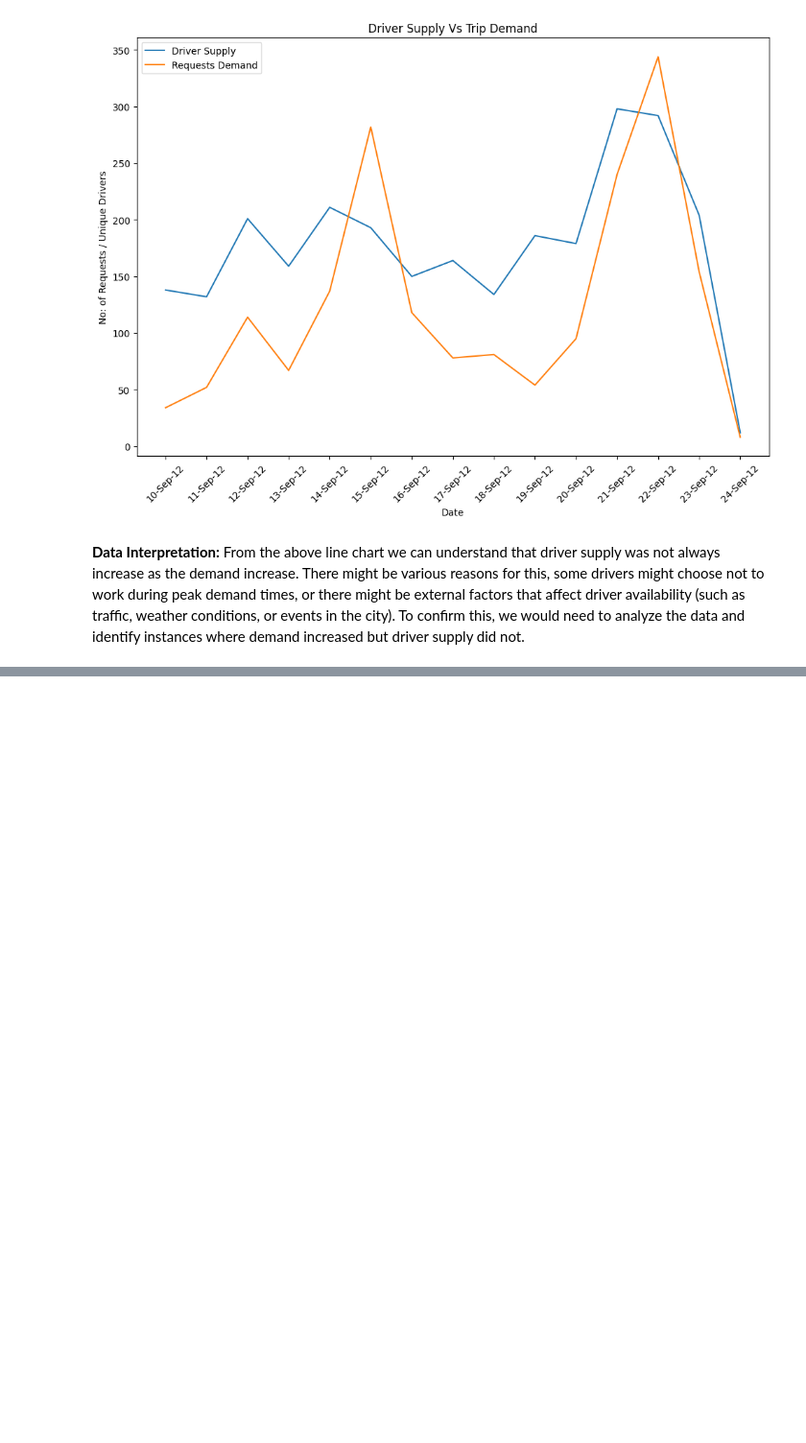
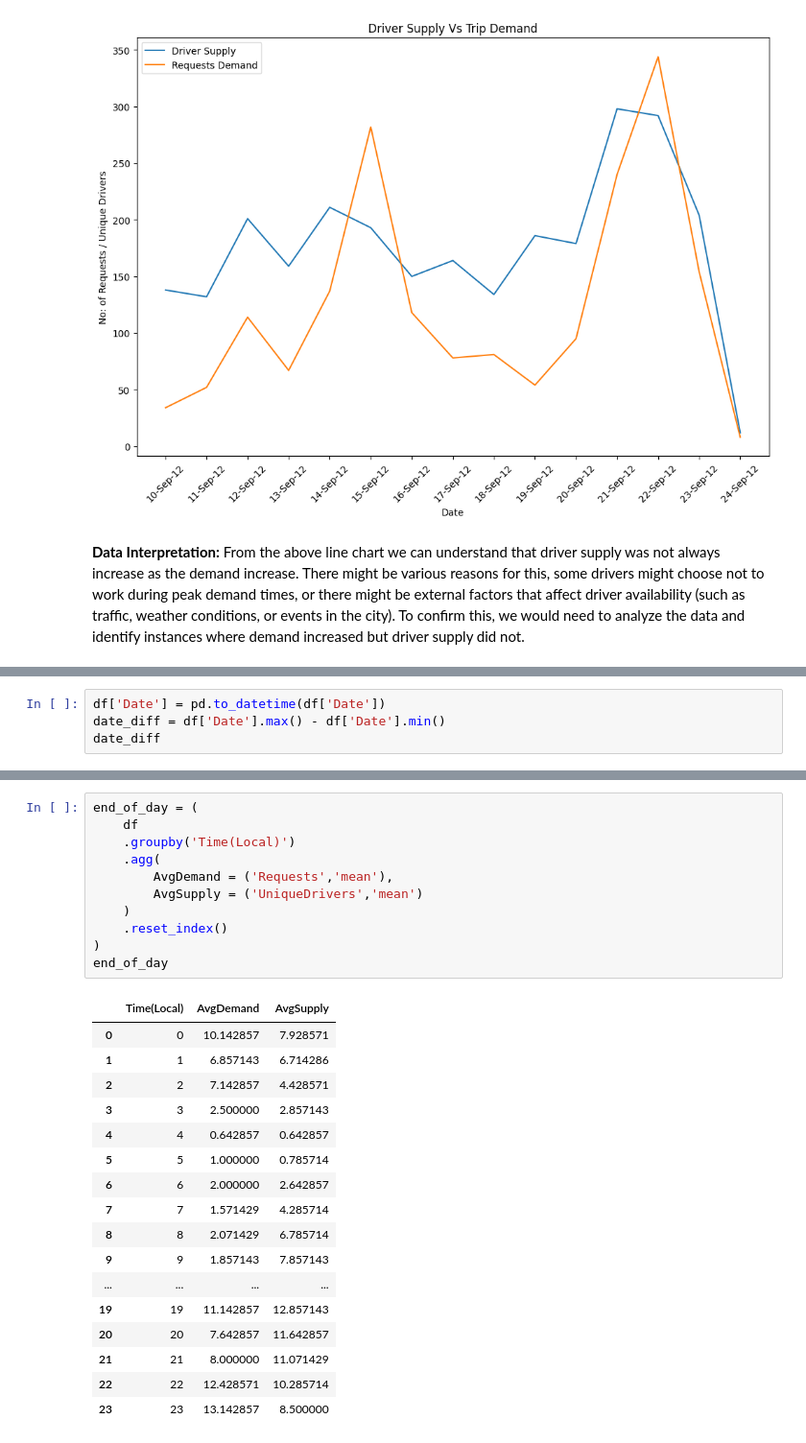
Before and after one commit to manujsinghwal/insights-from-uber-supply-and-demand-data, a Jupyter notebook: insights_from_uber_supply_and_demand_data.ipynb, the cells around one changed output, grey strips where cells are left out. Shown: that part at 96% size. Saved outputs shown, nothing was run; the diff lists cells and outputs as text; blank space fills up the shorter version.

```diff
--- a/insights_from_uber_supply_and_demand_data.ipynb
+++ b/insights_from_uber_supply_and_demand_data.ipynb
@@ -457,0 +486,4 @@ plt.show()
+# %%
+df['Date'] = pd.to_datetime(df['Date'])
+date_diff = df['Date'].max() - df['Date'].min()
+date_diff
@@ -457,0 +497,29 @@ plt.show()
+# %%
+end_of_day = (
+    df
+    .groupby('Time(Local)')
+    .agg(
+        AvgDemand = ('Requests','mean'),
+        AvgSupply = ('UniqueDrivers','mean')
+    )
+    .reset_index()
+)
+end_of_day
+# %% [output]
+|  | Time(Local) | AvgDemand | AvgSupply |
+| 0 | 0 | 10.142857 | 7.928571 |
+| 1 | 1 | 6.857143 | 6.714286 |
+| 2 | 2 | 7.142857 | 4.428571 |
+| 3 | 3 | 2.500000 | 2.857143 |
+| 4 | 4 | 0.642857 | 0.642857 |
+| 5 | 5 | 1.000000 | 0.785714 |
+| 6 | 6 | 2.000000 | 2.642857 |
+| 7 | 7 | 1.571429 | 4.285714 |
+| 8 | 8 | 2.071429 | 6.785714 |
+| 9 | 9 | 1.857143 | 7.857143 |
+| ... | ... | ... | ... |
+| 19 | 19 | 11.142857 | 12.857143 |
+| 20 | 20 | 7.642857 | 11.642857 |
+| 21 | 21 | 8.000000 | 11.071429 |
+| 22 | 22 | 12.428571 | 10.285714 |
+| 23 | 23 | 13.142857 | 8.500000 |
```
Also changed, not shown: parts of 6 cells of this notebook.
